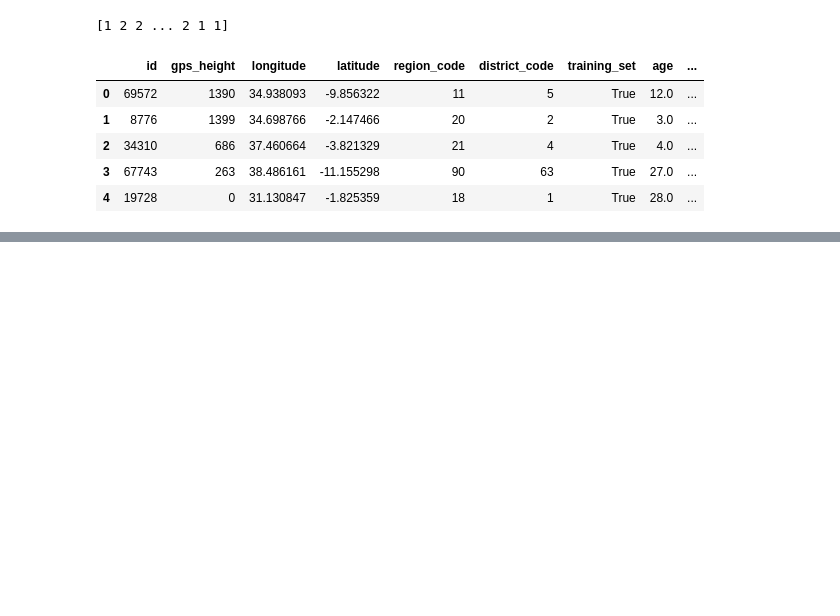
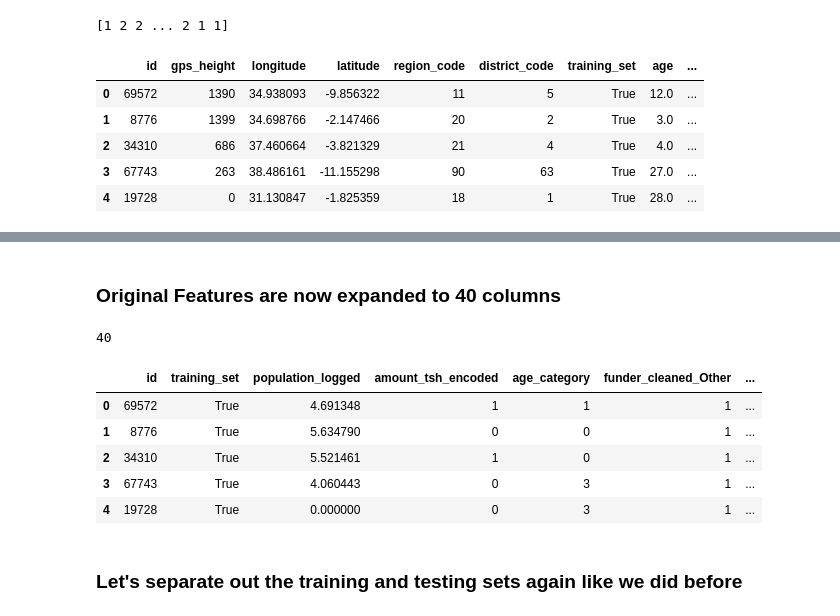
Before and after one commit to Captmoonshot/kaggle_waterpumps_2, a Jupyter notebook: final_model_2.ipynb, the cells around one changed output, grey strips where cells are left out. Drawn from its saved outputs; the diff is of its cells as text; code cells hidden in the pictures; blank space fills up the shorter version.

```diff
--- a/final_model_2.ipynb
+++ b/final_model_2.ipynb
@@ -1251,0 +1294,9 @@ df_full.head()
+# %%
+dummy_columns=['funder_cleaned', 'installer_cleaned', 'scheme_management_cleaned', 'extraction_type_cleaned',
+        'management_cleaned', 'management_group_cleaned', 'payment_cleaned', 'water_quality_cleaned',
+        'quality_group_cleaned', 'quantity_cleaned', 'source_cleaned', 'source_class_cleaned',
+        'waterpoint_type_cleaned', 'cats_population_logged', 'region_code_cat', 'district_code_cat', 'coord_cluster']
+# %%
+print("Original Features:\n", list(df_full.columns), "\n")
+df_full_dummies_2 = pd.get_dummies(df_full, columns=dummy_columns)
+print("Features after get_dummies: \n", list(df_full_dummies_2.columns))
@@ -1251,0 +1309,15 @@ df_full.head()
+# %% [markdown]
+### Original Features are now expanded to 40 columns
+# %%
+len(df_full_dummies_2.columns)
+# %% [output]
+40
+# %%
+df_full_dummies_2.head()
+# %% [output]
+|  | id | training_set | population_logged | amount_tsh_encoded | age_category | funder_cleaned_Other | ... |
+| 0 | 69572 | True | 4.691348 | 1 | 1 | 1 | ... |
+| 1 | 8776 | True | 5.634790 | 0 | 0 | 1 | ... |
+| 2 | 34310 | True | 5.521461 | 1 | 0 | 1 | ... |
+| 3 | 67743 | True | 4.060443 | 0 | 3 | 1 | ... |
+| 4 | 19728 | True | 0.000000 | 0 | 3 | 1 | ... |
@@ -1251,0 +1326,2 @@ df_full.head()
+# %% [markdown]
+### Let's separate out the training and testing sets again like we did before
```
Also changed, not shown: parts of 12 cells of this notebook, 3 other files.
